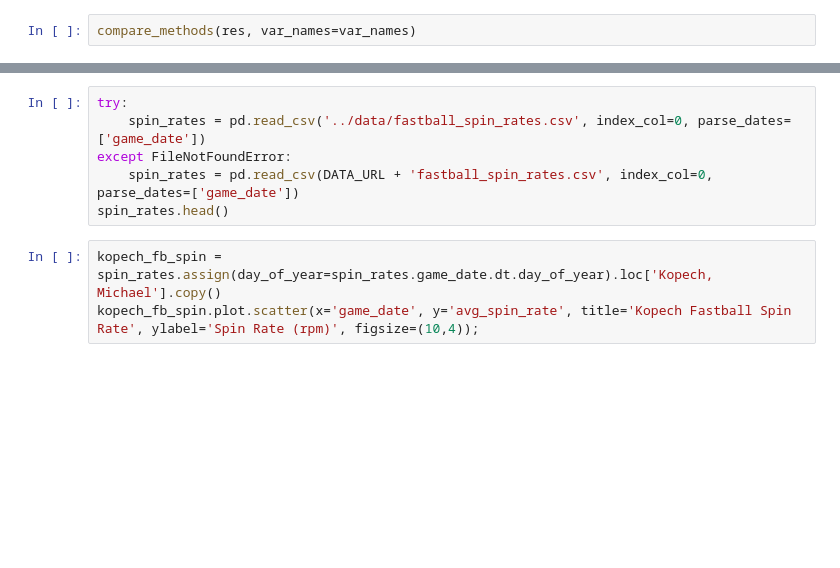
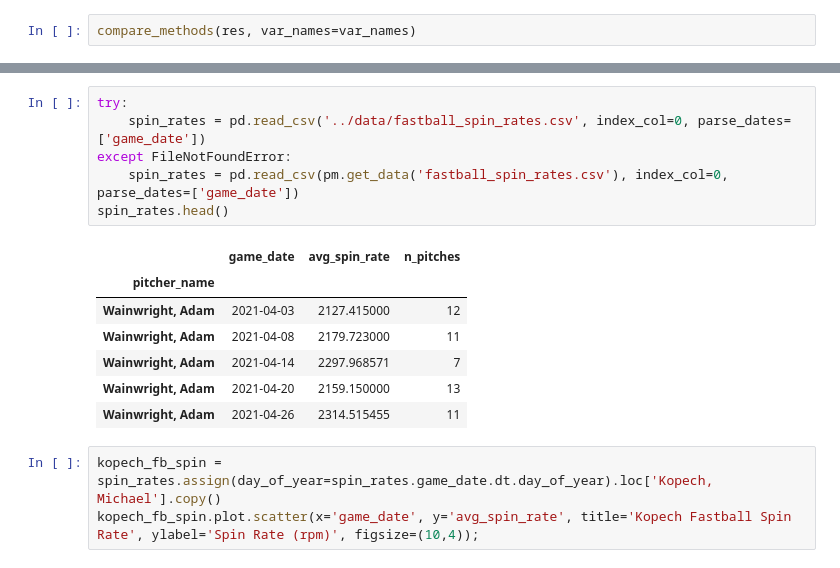
Before and after one commit to fonnesbeck/vi_pydata_virginia_2025, a Jupyter notebook: notebooks/Pathfinder.ipynb, the cells around one changed output, grey strips where cells are left out. Cells and saved outputs as stored; diff of their text form; blank space fills up the shorter version.

```diff
--- a/notebooks/Pathfinder.ipynb
+++ b/notebooks/Pathfinder.ipynb
@@ -468,10 +468,18 @@ The dataset below includes all curve balls thrown by pitchers during the 2021 se
 # %%
 try:
     spin_rates = pd.read_csv('../data/fastball_spin_rates.csv', index_col=0, parse_dates=['game_date'])
 except FileNotFoundError:
-    spin_rates = pd.read_csv(DATA_URL + 'fastball_spin_rates.csv', index_col=0,
+    spin_rates = pd.read_csv(pm.get_data('fastball_spin_rates.csv'), index_col=0,
 parse_dates=['game_date'])
 spin_rates.head()
+# %% [output]
+|  | game_date | avg_spin_rate | n_pitches |
+| pitcher_name |  |  |  |
+| Wainwright, Adam | 2021-04-03 | 2127.415000 | 12 |
+| Wainwright, Adam | 2021-04-08 | 2179.723000 | 11 |
+| Wainwright, Adam | 2021-04-14 | 2297.968571 | 7 |
+| Wainwright, Adam | 2021-04-20 | 2159.150000 | 13 |
+| Wainwright, Adam | 2021-04-26 | 2314.515455 | 11 |
 # %%
 kopech_fb_spin = spin_rates.assign(day_of_year=spin_rates.game_date.dt.day_of_year).loc['Kopech, Michael'].copy()
 kopech_fb_spin.plot.scatter(x='game_date', y='avg_spin_rate', title='Kopech Fastball Spin Rate', ylabel='Spin Rate (rpm)', figsize=(10,4));
```
Also changed, not shown: parts of 4 cells of this notebook, 1 other file.
